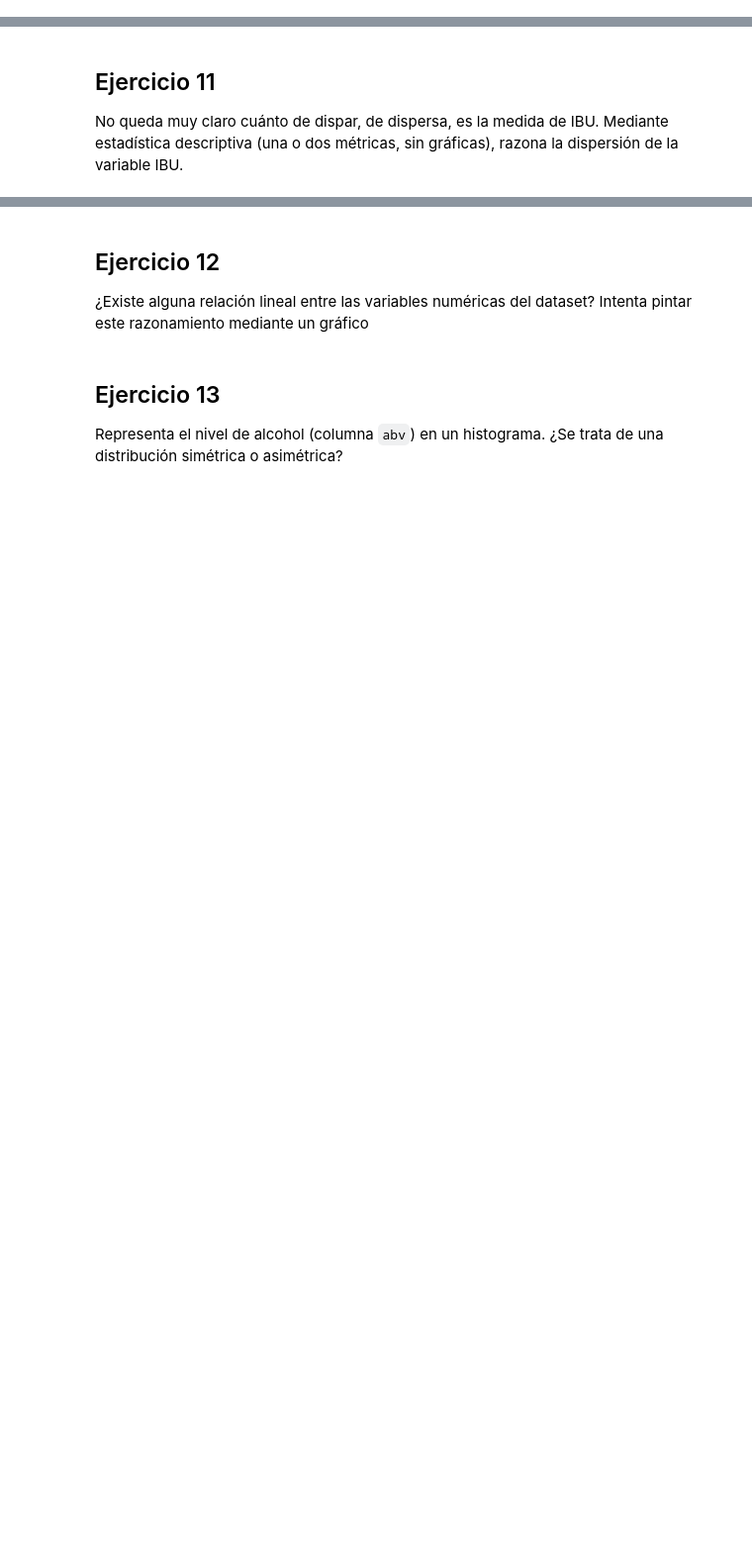
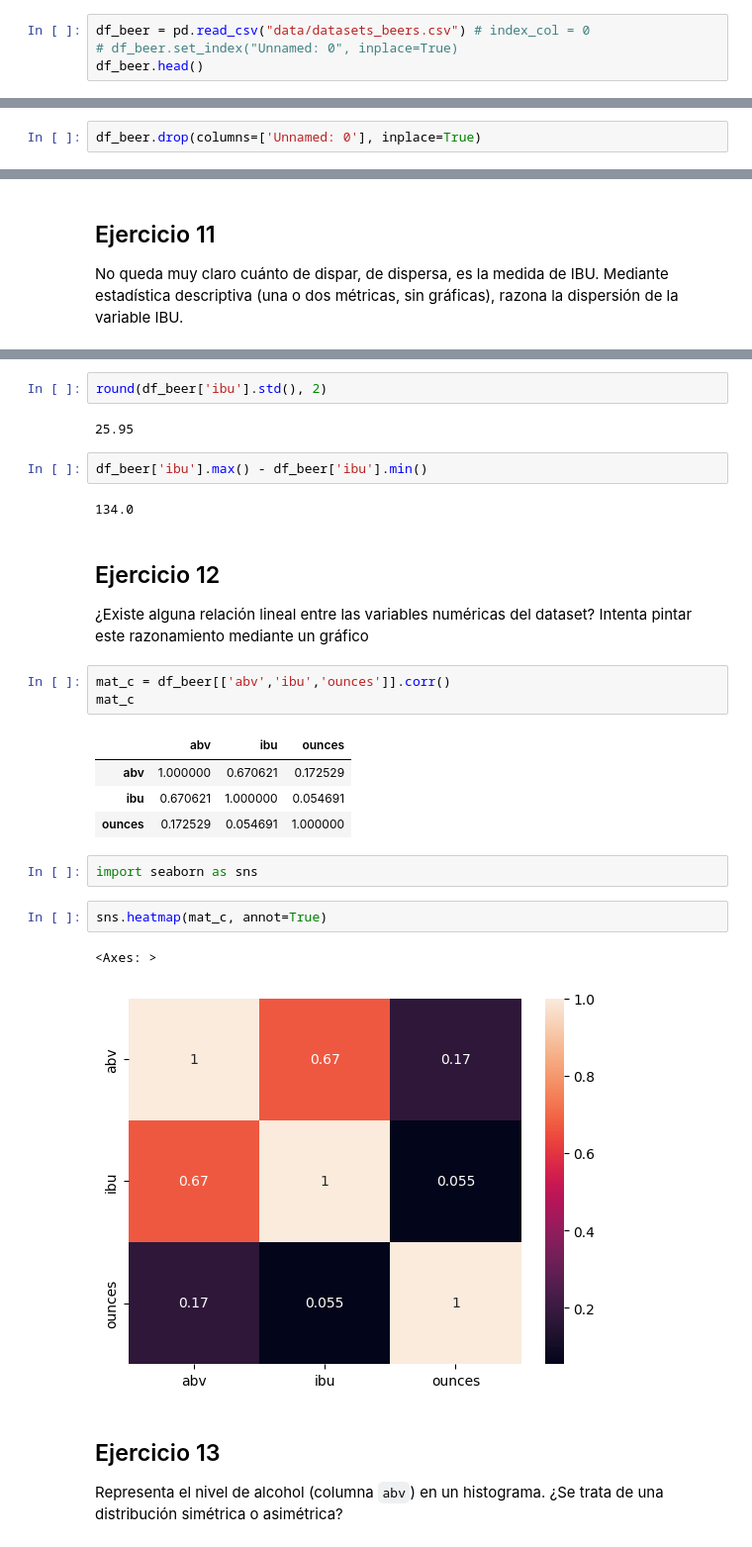
Before and after one commit to angelrodnah/2309_dsft_thebridge, a Jupyter notebook: 2-Data_Analysis/2-Pandas/Practica/6-Beers/birras_repaso.ipynb, the cells around one changed output, grey strips where cells are left out. Shown at 99% size. Drawn from its saved outputs; the diff is of its cells as text; blank space fills up the shorter version.

```diff
--- a/2-Data_Analysis/2-Pandas/Practica/6-Beers/birras_repaso.ipynb
+++ b/2-Data_Analysis/2-Pandas/Practica/6-Beers/birras_repaso.ipynb
@@ -12,3 +15,7 @@ Importa las librerias que consideres
 2. Imprime por pantalla los primeros registros.
 3. ¿Cuáles son sus columnas?
 4. ¿Qué dimensiones tiene el DataFrame?
+# %%
+df_beer = pd.read_csv("data/datasets_beers.csv") # index_col = 0
+# df_beer.set_index("Unnamed: 0", inplace=True)
+df_beer.head()
@@ -15,3 +43,5 @@ Importa las librerias que consideres
 # %% [markdown]
 ## Ejercicio 3
 [Elimina la columna "Unnamed: 0"](https://pandas.pydata.org/pandas-docs/stable/reference/api/pandas.DataFrame.drop.html)
+# %%
+df_beer.drop(columns=['Unnamed: 0'], inplace=True)
@@ -48,6 +396,29 @@ No queda muy claro cuánto de dispar, de dispersa, es la medida de IBU. Mediante
+# %%
+round(df_beer['ibu'].std(), 2)
+# %% [output]
+25.95
+# %%
+df_beer['ibu'].max() - df_beer['ibu'].min()
+# %% [output]
+134.0
 # %% [markdown]
 ## Ejercicio 12
 ¿Existe alguna relación lineal entre las variables numéricas del dataset? Intenta pintar este razonamiento mediante un gráfico
+# %%
+mat_c = df_beer[['abv','ibu','ounces']].corr()
+mat_c
+# %% [output]
+|  | abv | ibu | ounces |
+| abv | 1.000000 | 0.670621 | 0.172529 |
+| ibu | 0.670621 | 1.000000 | 0.054691 |
+| ounces | 0.172529 | 0.054691 | 1.000000 |
+# %%
+import seaborn as sns
+# %%
+sns.heatmap(mat_c, annot=True)
+# %% [output]
+<Axes: >
+[figure, added]
 # %% [markdown]
 ## Ejercicio 13
 Representa el nivel de alcohol (columna `abv`) en un histograma. ¿Se trata de una distribución simétrica o asimétrica?
```
Also changed, not shown: parts of 83 cells of this notebook, 1 other file.
